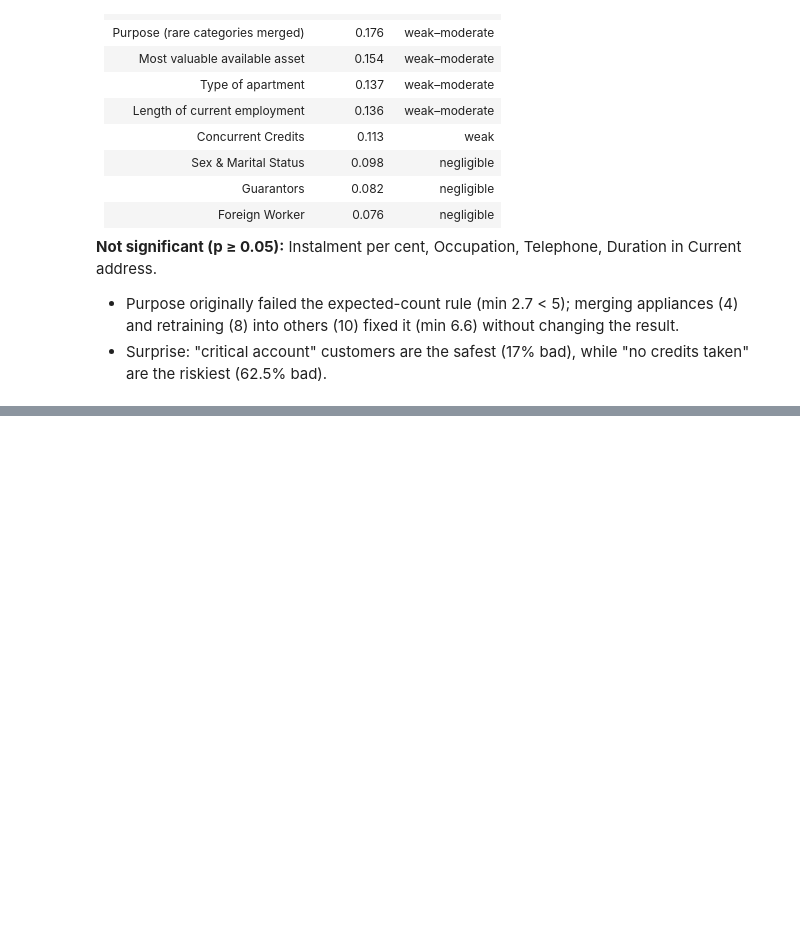
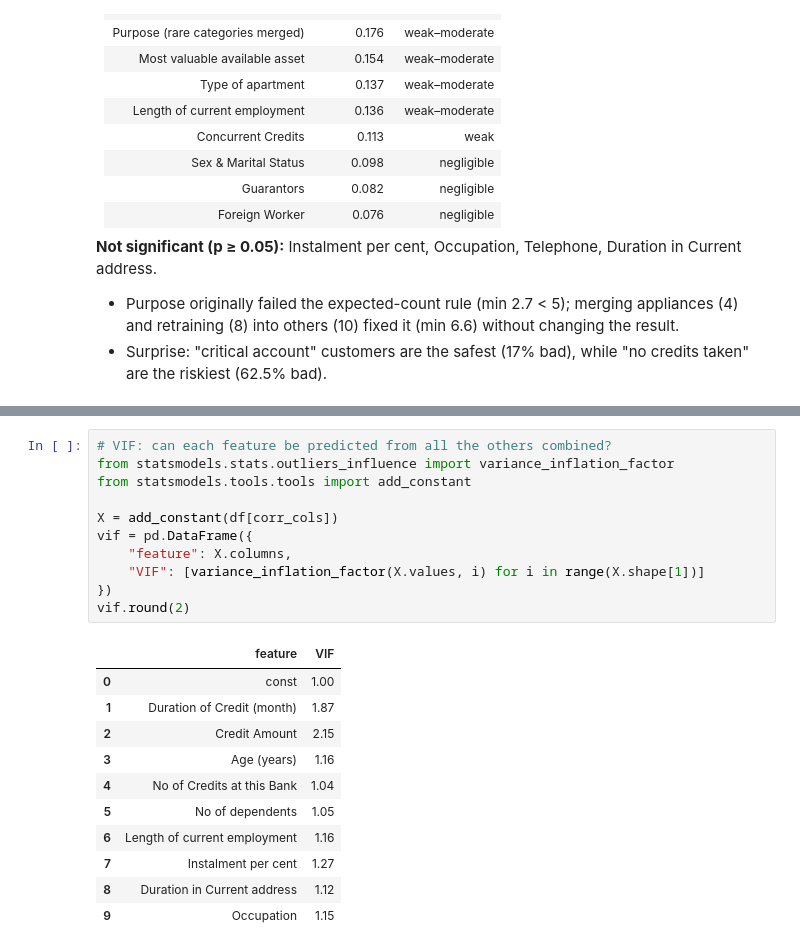
Before and after one commit to dadounsamira/german-credit-score, a Jupyter notebook: notebooks/02-statistical-tests.ipynb, the cells around one changed output, grey strips where cells are left out. Saved outputs shown, nothing was run; the diff lists cells and outputs as text; blank space fills up the shorter version.

```diff
--- a/notebooks/02-statistical-tests.ipynb
+++ b/notebooks/02-statistical-tests.ipynb
@@ -191,0 +211,23 @@ chi2 = 30.99, dof = 7, p = 6.25e-05, Cramér's V = 0.176, min expected = 6.6
+# %%
+# VIF: can each feature be predicted from all the others combined?
+from statsmodels.stats.outliers_influence import variance_inflation_factor
+from statsmodels.tools.tools import add_constant
+
+X = add_constant(df[corr_cols])
+vif = pd.DataFrame({
+    "feature": X.columns,
+    "VIF": [variance_inflation_factor(X.values, i) for i in range(X.shape[1])]
+})
+vif.round(2)
+# %% [output]
+|  | feature | VIF |
+| 0 | const | 1.00 |
+| 1 | Duration of Credit (month) | 1.87 |
+| 2 | Credit Amount | 2.15 |
+| 3 | Age (years) | 1.16 |
+| 4 | No of Credits at this Bank | 1.04 |
+| 5 | No of dependents | 1.05 |
+| 6 | Length of current employment | 1.16 |
+| 7 | Instalment per cent | 1.27 |
+| 8 | Duration in Current address | 1.12 |
+| 9 | Occupation | 1.15 |
```
Also changed, not shown: parts of 3 cells of this notebook.
